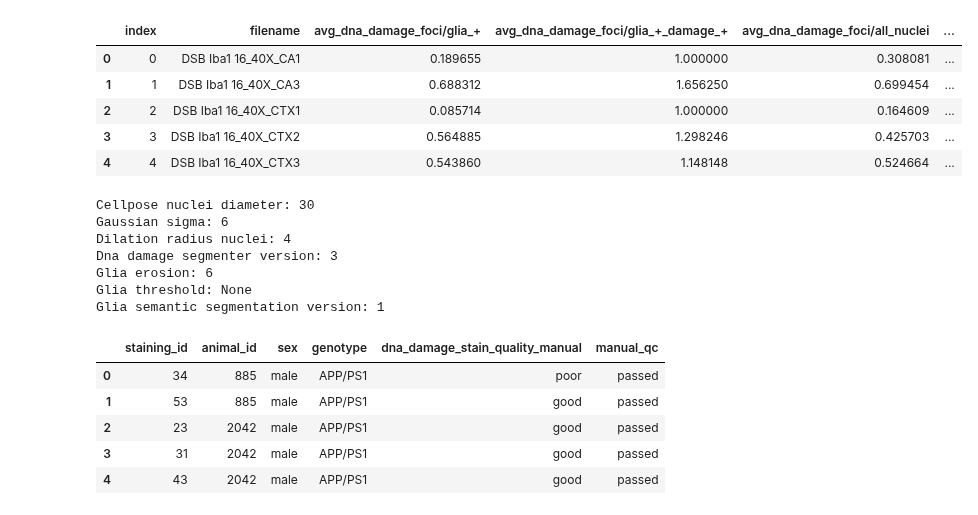
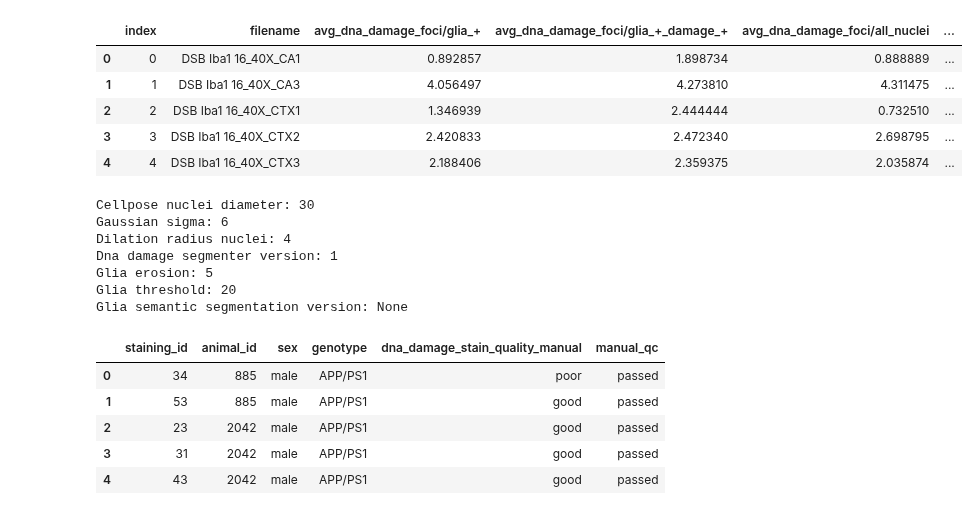
Before and after one commit to adiezsanchez/microglia_dna_damage, a Jupyter notebook: 2_data_exploration.ipynb, the cells around one changed output. Cells and saved outputs as stored; diff of their text form; code cells hidden in the pictures.

Commit message:
Original analysis results

```diff
--- a/2_data_exploration.ipynb
+++ b/2_data_exploration.ipynb
@@ -4,29 +4,29 @@ import plotly.express as px
 import re
 # %%
 # Define the results you want to explore
-csv_path = "./results_cellpdia30_sigma6_dilrad4_dnad_obj_seg_v3_gliaero6_glia_sem_seg_v1.csv"
+csv_path = "./results_cellpdia30_sigma6_dilrad4_dnad_obj_seg_v1_gliaero5_gliathr20.csv"
 
 # Read the CSV file
 df = pd.read_csv(csv_path)
 
 # Convert the index into a column
 df.reset_index(inplace=True)
 
 # Extract 'tissue_location'
 df['tissue_location'] = df['filename'].str.split('_40X_').str[-1]
 
 # Extract 'staining_id'
 df['staining_id'] = df['filename'].str.extract('(\d+)_40X')
 
 # Display the first few rows of the DataFrame
 df.head()
 # %% [output]
 |  | index | filename | avg_dna_damage_foci/glia_+ | avg_dna_damage_foci/glia_+_damage_+ | avg_dna_damage_foci/all_nuclei | ... |
-| 0 | 0 | DSB Iba1 16_40X_CA1 | 0.189655 | 1.000000 | 0.308081 | ... |
-| 1 | 1 | DSB Iba1 16_40X_CA3 | 0.688312 | 1.656250 | 0.699454 | ... |
-| 2 | 2 | DSB Iba1 16_40X_CTX1 | 0.085714 | 1.000000 | 0.164609 | ... |
-| 3 | 3 | DSB Iba1 16_40X_CTX2 | 0.564885 | 1.298246 | 0.425703 | ... |
-| 4 | 4 | DSB Iba1 16_40X_CTX3 | 0.543860 | 1.148148 | 0.524664 | ... |
+| 0 | 0 | DSB Iba1 16_40X_CA1 | 0.892857 | 1.898734 | 0.888889 | ... |
+| 1 | 1 | DSB Iba1 16_40X_CA3 | 4.056497 | 4.273810 | 4.311475 | ... |
+| 2 | 2 | DSB Iba1 16_40X_CTX1 | 1.346939 | 2.444444 | 0.732510 | ... |
+| 3 | 3 | DSB Iba1 16_40X_CTX2 | 2.420833 | 2.472340 | 2.698795 | ... |
+| 4 | 4 | DSB Iba1 16_40X_CTX3 | 2.188406 | 2.359375 | 2.035874 | ... |
 # %%
 # Extract analysis parameters from the CSV path
 extracted_values = re.findall(r'\d+', csv_path)
@@ -50,6 +50,7 @@ if glia_segmenter:
     title = f"cellpdia{cellpose_nuclei_diameter}_sigma{gaussian_sigma}_dilrad{dilation_radius_nuclei}_dnad_obj_seg_v{dna_damage_segmenter_version}_gliaero{glia_nuclei_colocalization_erosion}_glia_sem_seg_v{glia_segmenter_version}"
 else:
     glia_channel_threshold = int(extracted_values[5])
+    glia_segmenter_version = None
     # Dinamically adjust plot titles
     title = f"cellpdia{cellpose_nuclei_diameter}_sigma{gaussian_sigma}_dilrad{dilation_radius_nuclei}_dnad_obj_seg_v{dna_damage_segmenter_version}_gliaero{glia_nuclei_colocalization_erosion}_gliathr{glia_channel_threshold}"
 
@@ -66,10 +67,10 @@ print(f"Glia semantic segmentation version: {glia_segmenter_version}")
 Cellpose nuclei diameter: 30
 Gaussian sigma: 6
 Dilation radius nuclei: 4
-Dna damage segmenter version: 3
-Glia erosion: 6
-Glia threshold: None
-Glia semantic segmentation version: 1
+Dna damage segmenter version: 1
+Glia erosion: 5
+Glia threshold: 20
+Glia semantic segmentation version: None
 # %%
 mouse_id_csv_path = "./mouse_ids.csv"
 
```
Also changed, not shown: parts of 5 cells of this notebook, 5 other files.
